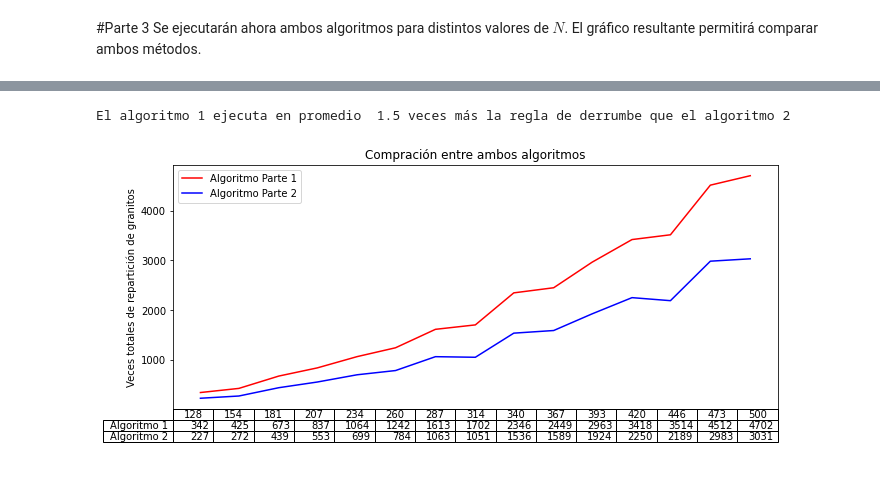
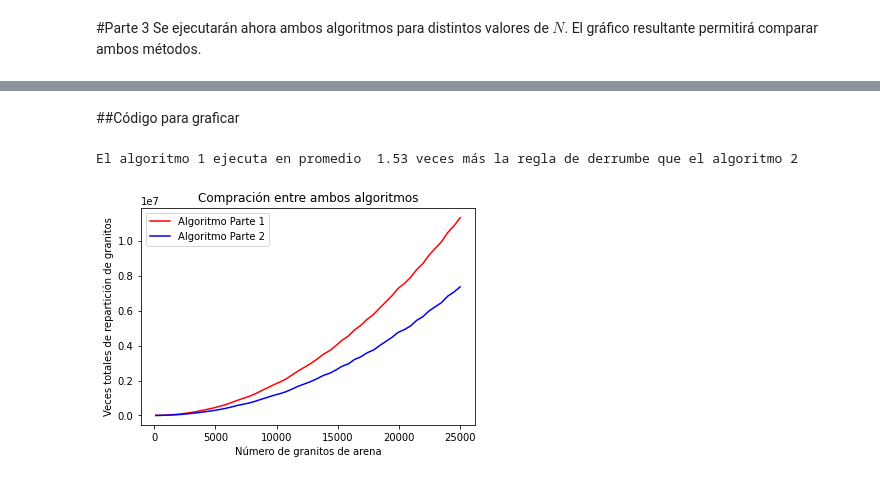
Before and after one commit to DiegoRomanCortes/AED, a Jupyter notebook: PilaArena.ipynb, the cells around one changed output, grey strips where cells are left out. Cells and saved outputs as stored; diff of their text form; code cells hidden in the pictures.

```diff
--- a/PilaArena.ipynb
+++ b/PilaArena.ipynb
@@ -98,3 +100,5 @@ Estado final para $N = 25000$
+# %% [markdown]
+##Código para graficar
 # %%
 def alg_1(N, mat):
   ciclo_1 = 0
@@ -144,28 +148,23 @@ while i < len(enes):
   res_2[i] = corre(alg_2, enes[i])[1]
   i += 1
 # %%
-plt.figure(figsize=[12,5])
+plt.figure()
 
 plt.plot(enes, res_1, 'r', label = "Algoritmo Parte 1")
 plt.plot(enes, res_2, 'b', label = 'Algoritmo Parte 2')
 
 escalar = res_1/res_2
 e = escalar.mean()
-e = 10*e//1/10
+e = 100*e//1/100
 print("El algoritmo 1 ejecuta en promedio ",e, "veces más la regla de derrumbe que el algoritmo 2")
 
 
 plt.legend()
 
-plt.xticks(ticks = [])
-
-plt.table(cellText=[res_1,res_2],rowLabels=["Algoritmo 1","Algoritmo 2"], colLabels = enes)
-plt.subplots_adjust(left=0.2, bottom=0.2)
-
 plt.title("Compración entre ambos algoritmos")
-#plt.xlabel("Número de granitos de arena")
+plt.xlabel("Número de granitos de arena")
 plt.ylabel("Veces totales de repartición de granitos")
 plt.show()
 # %% [output]
-El algoritmo 1 ejecuta en promedio  1.5 veces más la regla de derrumbe que el algoritmo 2
+El algoritmo 1 ejecuta en promedio  1.53 veces más la regla de derrumbe que el algoritmo 2
-[figure, old version]
+[figure, new version]
```
Also changed, not shown: parts of 6 cells of this notebook.
